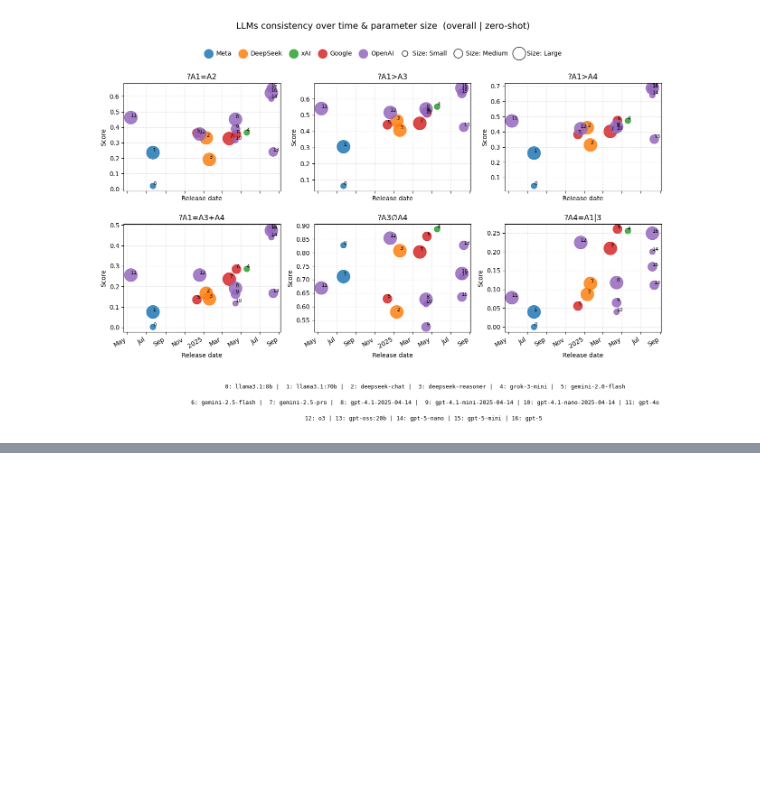
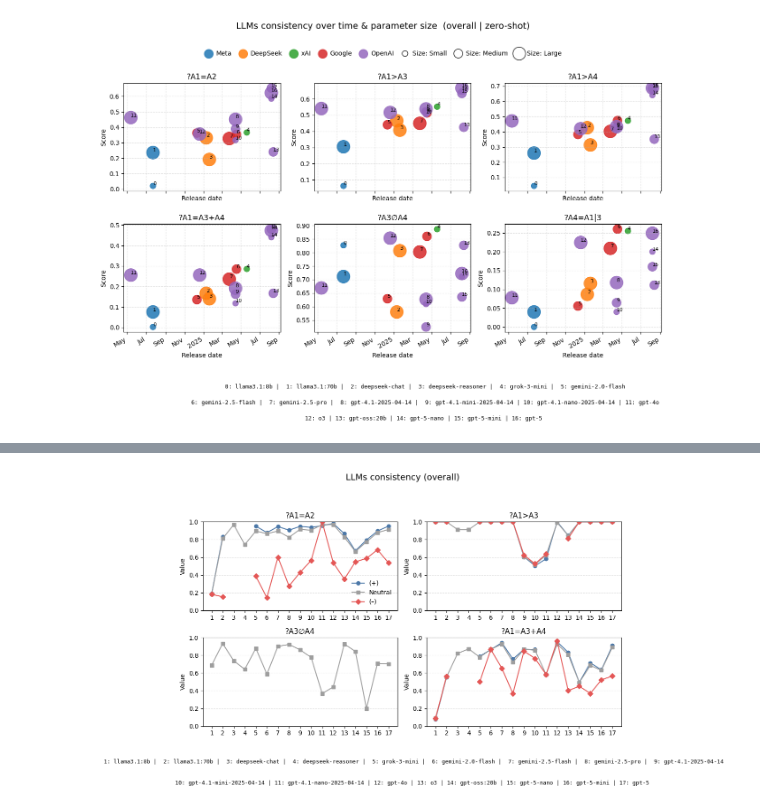
Before and after one commit to GabrieleT0/Answer-Set-Consistency-of-LLMs-For-QA, a Jupyter notebook: src/visualization/visualize.ipynb, the cells around one changed output, grey strips where cells are left out. Drawn from its saved outputs; the diff is of its cells as text; code cells hidden in the pictures; blank space fills up the shorter version.

Commit message:
update plots

```diff
--- a/src/visualization/visualize.ipynb
+++ b/src/visualization/visualize.ipynb
@@ -2230,0 +2465,23 @@ paths = save_all_bubble_grids(
+# %%
+pos_cols = ["?A1=A2(+)","?A1>A3(+)","?A3∅A4(+)","?A1=A3+A4(+)"]
+neu_cols = ['?A1=A2','?A1>A3','?A3∅A4','?A1=A3+A4']
+neg_cols = ["?A1=A2(-)","?A1>A3(-)","?A3∅A4(-)","?A1=A3+A4(-)"]
+labels   = ['?A1=A2','?A1>A3','?A3∅A4','?A1=A3+A4']
+
+fig, axes = plot_triplet_lines_for_predicates_explicit(
+    df=df_summery,
+    pos_predicates=pos_cols,
+    neu_predicates=neu_cols,
+    neg_predicates=neg_cols,
+    base_labels=labels,
+    dataset="overall",
+    actions=["classification"],
+    llms=llms,              # your preferred LLM order
+    ncols=2,                # 2×2 for 4 predicates
+    figsize=(14, 8),
+    show_values=False,
+    ylim=(0,1)              # optional
+)
+plt.show()
+# %% [output]
+[figure, added]
```
Also changed, not shown: parts of 13 cells of this notebook, 13 other files.
